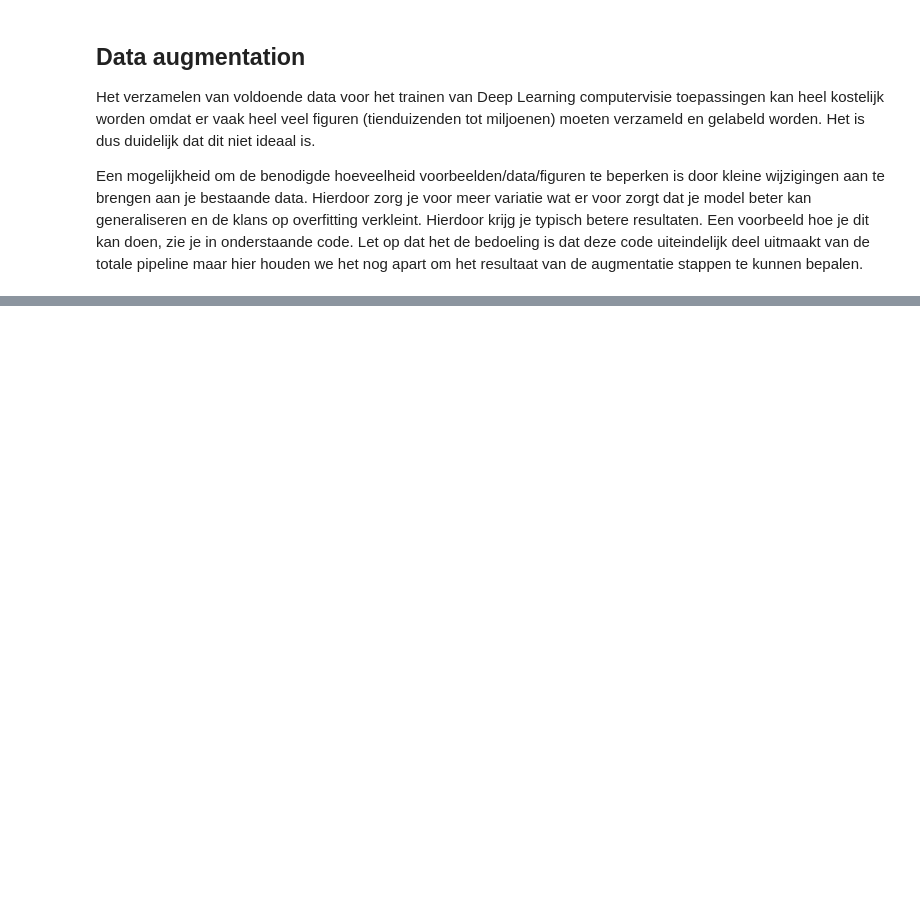
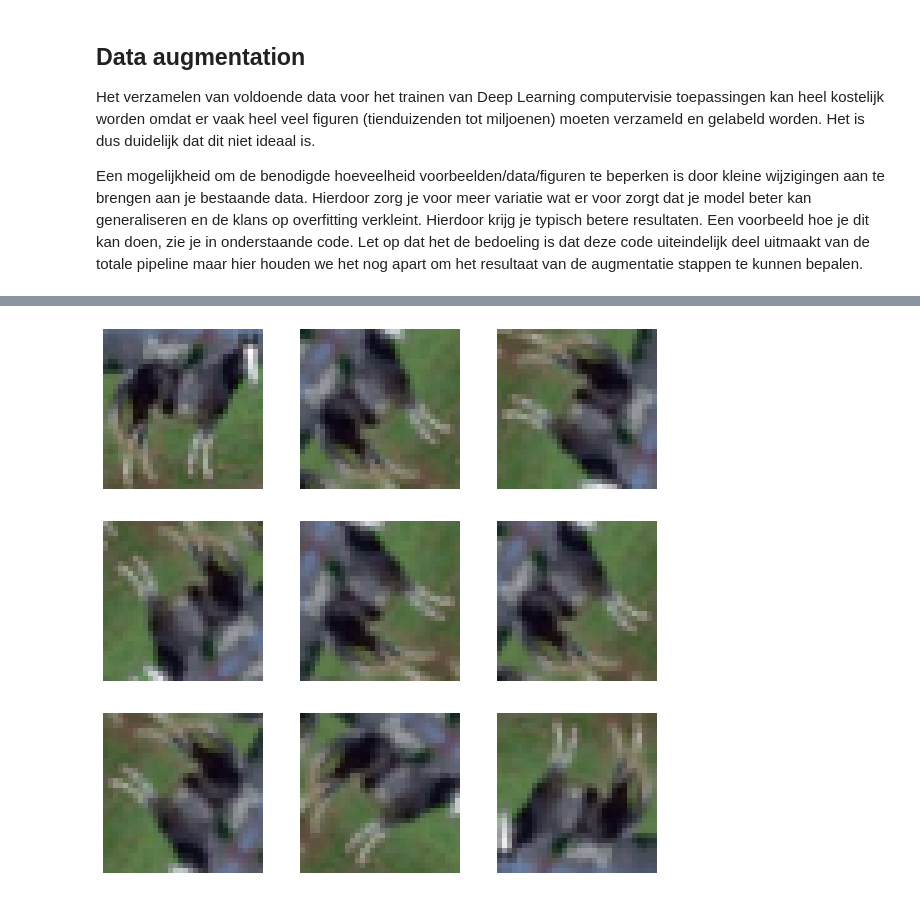
Before and after one commit to OdiseeMachineLearning2223/Leerstof, a Jupyter notebook: Week 3/Preprocessing.ipynb, the cells around one changed output, grey strips where cells are left out. Saved outputs shown, nothing was run; the diff lists cells and outputs as text; code cells hidden in the pictures; blank space fills up the shorter version.

```diff
--- a/Week 3/Preprocessing.ipynb
+++ b/Week 3/Preprocessing.ipynb
@@ -173,0 +422,9 @@ Let op dat het de bedoeling is dat deze code uiteindelijk deel uitmaakt van de t
+# %%
+data_augmentation = Sequential([
+    Rescaling(1./255),
+RandomRotation(factor=3.14/2.0)
+])
+
+draw_figures(data_augmentation, batch_x[5])
+# %% [output]
+[figure, added]
```
Also changed, not shown: parts of 33 cells of this notebook, 5 other files.
